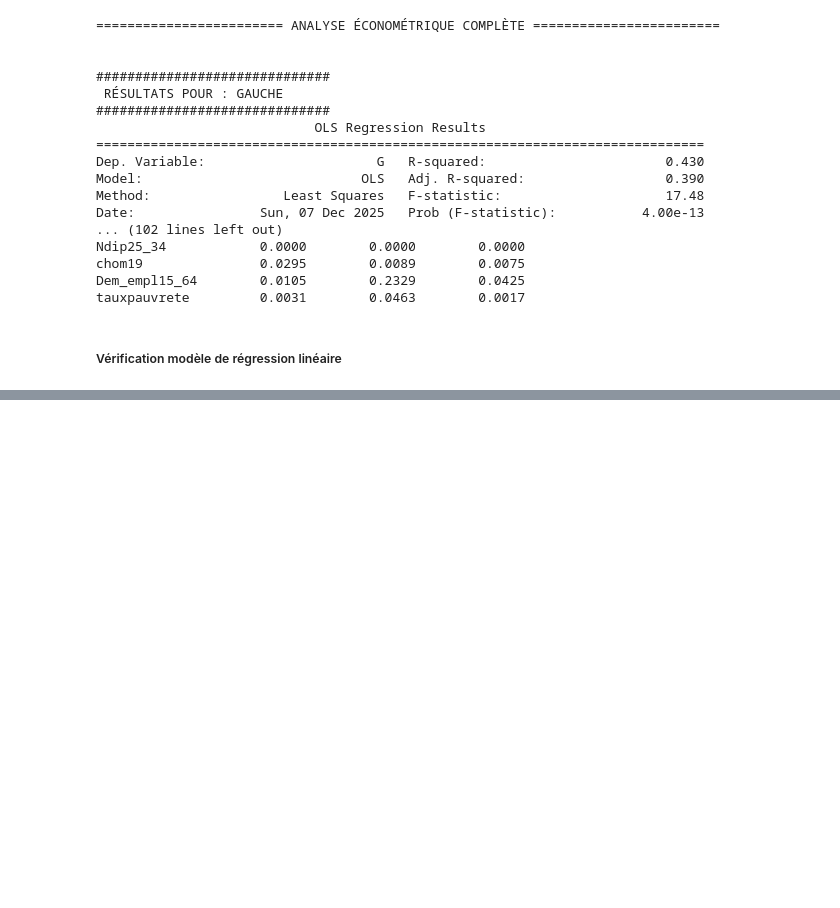
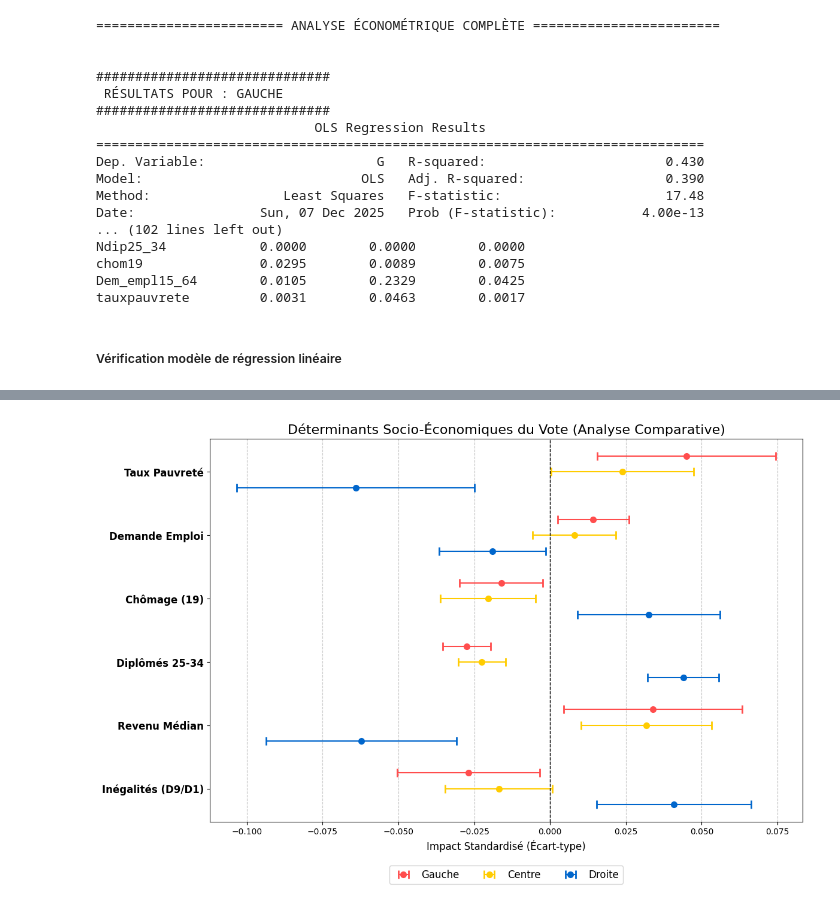
Before and after one commit to zuulaika/Projet-python, a Jupyter notebook: modelistion.ipynb, the cells around one changed output, grey strips where cells are left out. Drawn from its saved outputs; the diff is of its cells as text; code cells hidden in the pictures; blank space fills up the shorter version.

```diff
--- a/modelistion.ipynb
+++ b/modelistion.ipynb
@@ -273,0 +181,66 @@ plt.show()
+# %%
+# 1. Reconstruction des données issues de tes régressions (Coefficients et Erreurs Standards)
+# J'ai copié les valeurs exactes de tes sorties OLS précédentes
+data_viz = {
+    'Variable': ['Inégalités (D9/D1)', 'Revenu Médian', 'Diplômés 25-34',
+                 'Chômage (19)', 'Demande Emploi', 'Taux Pauvreté'],
+
+    # GAUCHE (Coefs et StdErr)
+    'G_coef': [-0.0269, 0.0339, -0.0275, -0.0161, 0.0142, 0.0450],
+    'G_err':  [0.012,   0.015,  0.004,   0.007,   0.006,  0.015],
+
+    # CENTRE (Coefs et StdErr)
+    'C_coef': [-0.0169, 0.0317, -0.0225, -0.0204, 0.0080, 0.0239],
+    'C_err':  [0.009,   0.011,  0.004,   0.008,   0.007,  0.012],
+
+    # DROITE (Coefs et StdErr)
+    'D_coef': [0.0408, -0.0622, 0.0439, 0.0326, -0.0190, -0.0641],
+    'D_err':  [0.013,   0.016,  0.006,   0.012,   0.009,   0.020]
+}
+
+df_viz = pd.DataFrame(data_viz)
+
+# Calcul des intervalles de confiance à 95% (1.96 * StdErr)
+df_viz['G_ci'] = df_viz['G_err'] * 1.96
+df_viz['C_ci'] = df_viz['C_err'] * 1.96
+df_viz['D_ci'] = df_viz['D_err'] * 1.96
+
+# 2. Création du Graphique
+fig, ax = plt.subplots(figsize=(12, 8))
+
+# Positions sur l'axe Y
+y_pos = np.arange(len(df_viz))
+height = 0.25  # Épaisseur des barres
+
+# Couleurs politiques
+colors = {'G': '#ff4d4d', 'C': '#ffcc00', 'D': '#0066cc'} # Rouge, Jaune, Bleu
+
+# Plotter chaque parti
+# GAUCHE
+ax.errorbar(df_viz['G_coef'], y_pos + height, xerr=df_viz['G_ci'],
+            fmt='o', color=colors['G'], label='Gauche', capsize=5, markeredgewidth=2)
+
+# CENTRE
+ax.errorbar(df_viz['C_coef'], y_pos, xerr=df_viz['C_ci'],
+            fmt='o', color=colors['C'], label='Centre', capsize=5, markeredgewidth=2)
+
+# DROITE
+ax.errorbar(df_viz['D_coef'], y_pos - height, xerr=df_viz['D_ci'],
+            fmt='o', color=colors['D'], label='Droite', capsize=5, markeredgewidth=2)
+
+# 3. Esthétique
+ax.set_yticks(y_pos)
+ax.set_yticklabels(df_viz['Variable'], fontsize=12, fontweight='bold')
+ax.axvline(0, color='black', linestyle='--', linewidth=1) # Ligne zéro
+ax.set_xlabel('Impact Standardisé (Écart-type)', fontsize=12)
+ax.set_title('Déterminants Socio-Économiques du Vote (Analyse Comparative)', fontsize=16)
+ax.legend(loc='upper center', bbox_to_anchor=(0.5, -0.1), ncol=3, fontsize=12)
+ax.grid(axis='x', linestyle='--', alpha=0.7)
+
+# Ajouter une zone grise pour la "Non Significativité" (optionnel, visuel)
+# Si la barre d'erreur traverse la ligne 0, c'est non significatif.
+
+plt.tight_layout()
+plt.show()
+# %% [output]
+[figure, added]
```
Also changed, not shown: parts of 7 cells of this notebook.
